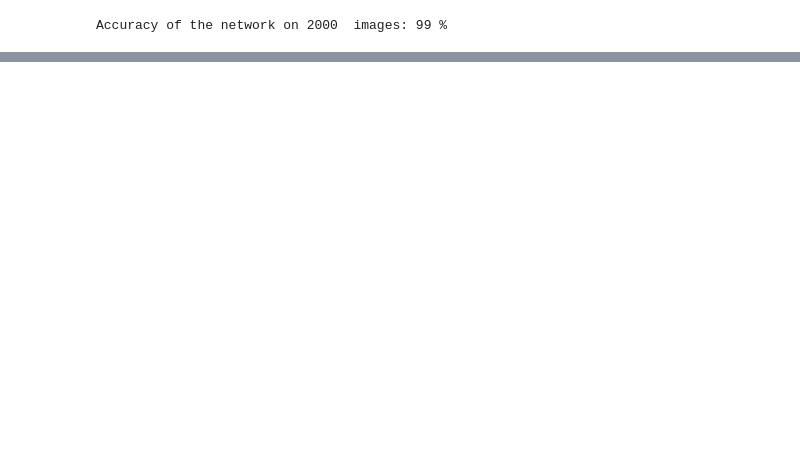
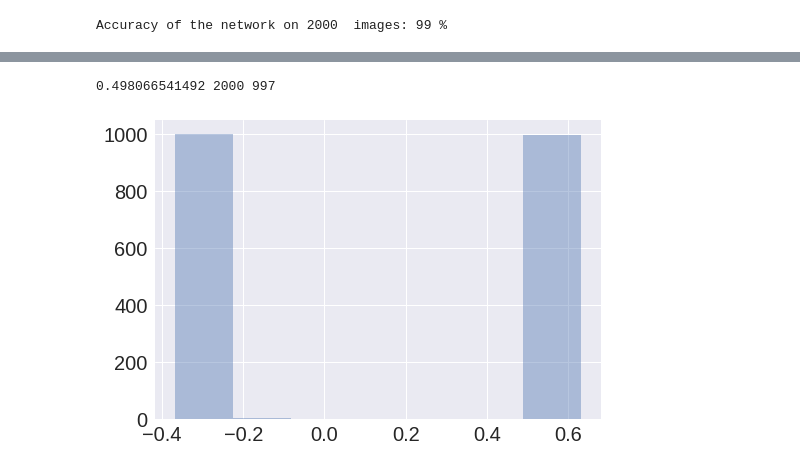
Before and after one commit to nathanwang000/OpenboxEYE, a Jupyter notebook: OpenBoxEYE.ipynb, the cells around one changed output, grey strips where cells are left out. Cells and saved outputs as stored; diff of their text form; code cells hidden in the pictures; blank space fills up the shorter version.

```diff
--- a/OpenBoxEYE.ipynb
+++ b/OpenBoxEYE.ipynb
@@ -326,0 +335,33 @@ sum(list(map(lambda x: x[1], sorted_fmnist1_configs))), 2**10
+# %%
+def hack_exp(net, loader, hack_num=50):
+    net.eval()
+    softmax = torch.nn.Softmax(1)
+    CPP = []
+    NLC = 0
+    for xs, ys in loader:
+        for i in range(len(xs)):
+            x, y = xs[i], ys[i]
+            W, b, C = open_box(net, x.view(28 * 28))
+            explanation = W[1] - W[0]
+            original_yhat = net(x)
+            # hack the features with highest magnitude (for positive case: remove large positive features)
+            if softmax(original_yhat)[0, 1].item() > 0.5:
+                _, sorted_indices = torch.sort(explanation)
+            else:
+                _, sorted_indices = torch.sort(-explanation)
+            x_hacked = copy.deepcopy(x).reshape(-1)
+            if hack_num > 0:
+                x_hacked[sorted_indices[-hack_num:]] = 0
+            hacked_yhat = net(x_hacked)
+            # calculate the difference in change of probability
+            CPP.append(softmax(original_yhat)[0, 1].item() - softmax(hacked_yhat)[0, 1].item())
+            if torch.argmax(original_yhat) != torch.argmax(hacked_yhat):
+                NLC += 1
+    return CPP, NLC
+
+CPPs, NLCs = [], []
+hack_nums = [10, 100, 300, 600, 1000, 1500]
+for hack_num in tqdm.tqdm(hack_nums):
+    CPP, NLC = hack_exp(fmnist1, test_loader, hack_num)
+    CPPs.append(np.mean(np.abs(CPP)))
+    NLCs.append(NLC)
@@ -326,0 +382,7 @@ sum(list(map(lambda x: x[1], sorted_fmnist1_configs))), 2**10
+# %%
+sns.distplot(CPP, kde=False)
+print(np.mean(np.abs(CPP)), len(CPP), NLC)
+plt.show()
+# %% [output]
+0.498066541492 2000 997
+[figure, added]
```
Also changed, not shown: parts of 21 cells of this notebook, 4 other files.
